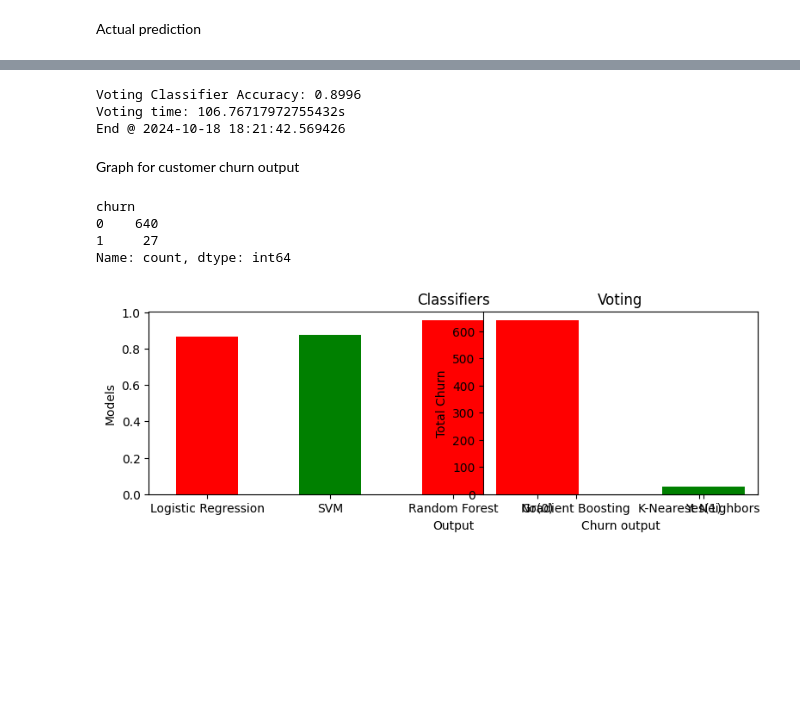
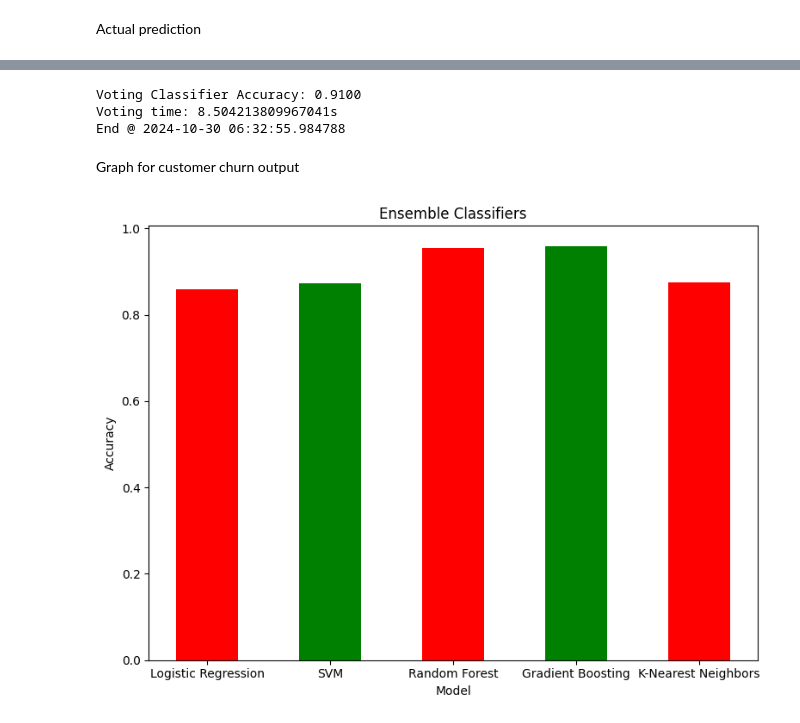
Before and after one commit to dev-BJ/CustomerChurn, a Jupyter notebook: telecom/customer_churn.ipynb, the cells around one changed output, grey strips where cells are left out. Cells and saved outputs as stored; diff of their text form; code cells hidden in the pictures; blank space fills up the shorter version.

```diff
--- a/telecom/customer_churn.ipynb
+++ b/telecom/customer_churn.ipynb
@@ -29,9 +35,10 @@ data=data.drop(['Unnamed: 0'], axis=1)
 Encode 'X' data for feature selection
 # %%
 label_encoder=LabelEncoder()
-for col in data.columns:
+data['international_plan']=label_encoder.fit_transform(data['international_plan'])
+# for col in data.columns:
     # print(col)
-    data[col]=label_encoder.fit_transform(data[col])
+    # data[col]=label_encoder.fit_transform(data[col])
 # X.head()
 # X.dtypes
 # data.dtypes
@@ -189,38 +200,26 @@ v_clf_end=time()
 print(f"Voting time: {v_clf_end-v_clf_start}s")
 print(f'End @ {datetime.now()}')
 # %% [output]
-Voting Classifier Accuracy: 0.8996
-Voting time: 106.76717972755432s
-End @ 2024-10-18 18:21:42.569426
+Voting Classifier Accuracy: 0.9100
+Voting time: 8.504213809967041s
+End @ 2024-10-30 06:32:55.984788
 # %% [markdown]
 Graph for customer churn output
 # %%
 x_data=DataFrame({'churn':y_pred_voting})['churn'].value_counts().sort_index()
 y_name=['No(0)','Yes(1)']
-x_data
+# x_data
-# %% [output]
-churn
-0    640
-1     27
-Name: count, dtype: int64
 # %%
 plt.figure(figsize=(8,6))
 
-plt.subplot(211)
+# plt.subplot(211)
 plt.bar(x_plt,y_plt,color=['red','green'],width=0.5)
-plt.xlabel('Output')
-plt.ylabel('Models')
-plt.title('Classifiers')
-
-plt.subplot(212)
-plt.bar(y_name,x_data,color=['red','green','blue'],width=0.5)
-plt.xlabel('Churn output')
-plt.ylabel('Total Churn')
-plt.title('Voting')
-
+plt.xlabel('Model')
+plt.ylabel('Accuracy')
+plt.title('Ensemble Classifiers')
 plt.tight_layout()
 
-plt.savefig('OutputImage/figure.png')
+plt.savefig('OutputImage/fig1.png')
 plt.show()
 # %% [output]
-[figure, old version]
+[figure, new version]
```
Also changed, not shown: parts of 19 cells of this notebook, 31 other files.
